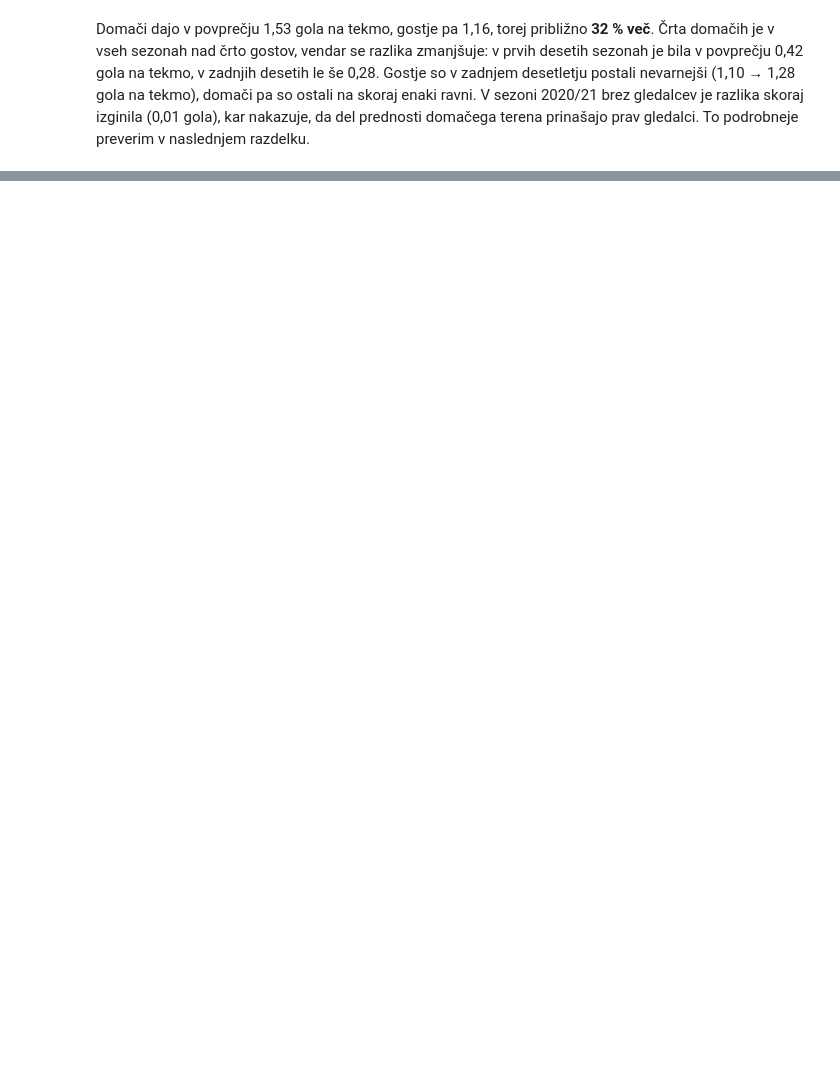
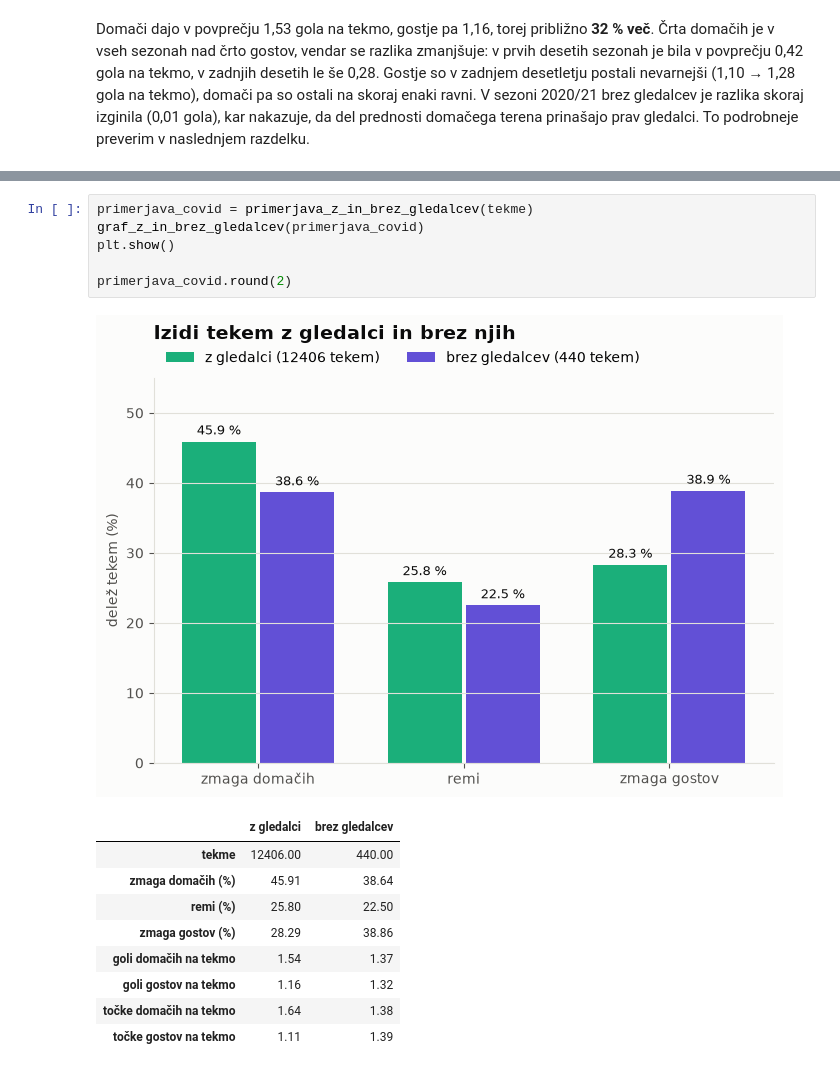
Before and after one commit to aljazzorc/projekt-uvp, a Jupyter notebook: analiza.ipynb, the cells around one changed output, grey strips where cells are left out. Saved outputs shown, nothing was run; the diff lists cells and outputs as text; blank space fills up the shorter version.

```diff
--- a/analiza.ipynb
+++ b/analiza.ipynb
@@ -208,0 +321,17 @@ preverim v naslednjem razdelku.
+# %%
+primerjava_covid = primerjava_z_in_brez_gledalcev(tekme)
+graf_z_in_brez_gledalcev(primerjava_covid)
+plt.show()
+
+primerjava_covid.round(2)
+# %% [output]
+[figure, added]
+|  | z gledalci | brez gledalcev |
+| tekme | 12406.00 | 440.00 |
+| zmaga domačih (%) | 45.91 | 38.64 |
+| remi (%) | 25.80 | 22.50 |
+| zmaga gostov (%) | 28.29 | 38.86 |
+| goli domačih na tekmo | 1.54 | 1.37 |
+| goli gostov na tekmo | 1.16 | 1.32 |
+| točke domačih na tekmo | 1.64 | 1.38 |
+| točke gostov na tekmo | 1.11 | 1.39 |
```
Also changed, not shown: parts of 24 cells of this notebook, 2 other files.
